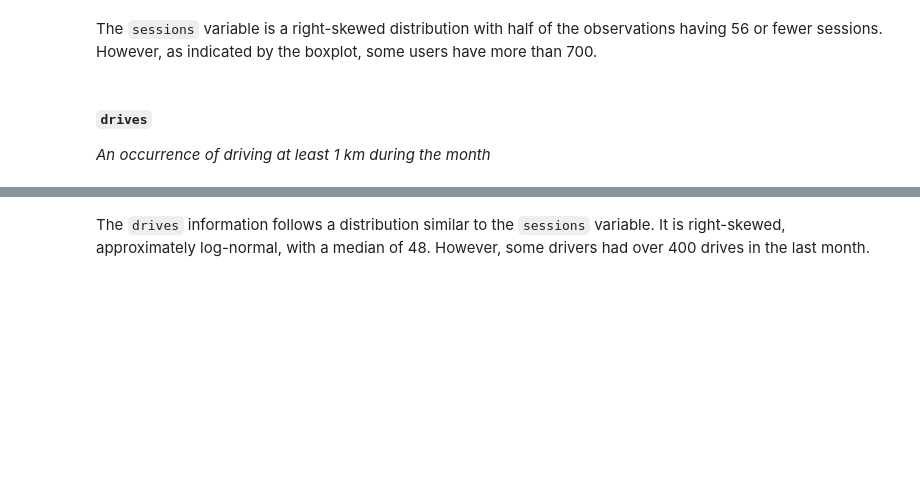
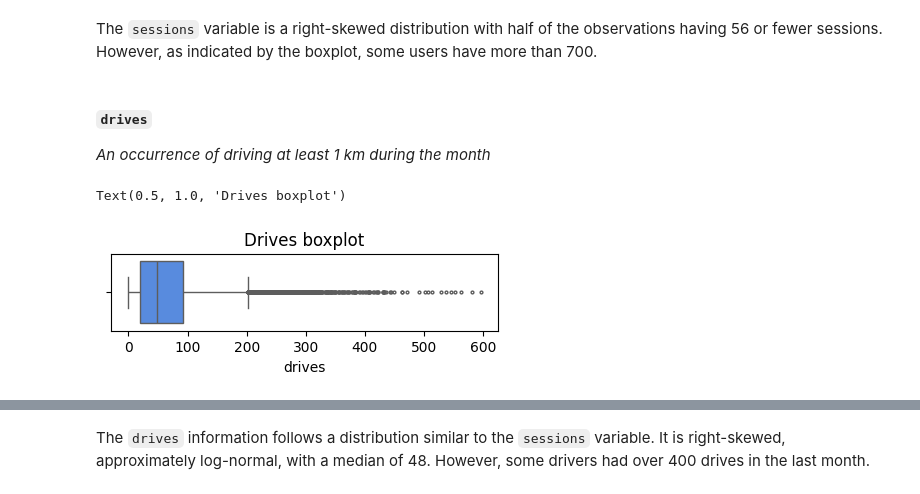
Before and after one commit to dianario/waze-project, a Jupyter notebook: 3_Waze_EDA.ipynb, the cells around one changed output, grey strips where cells are left out. Saved outputs shown, nothing was run; the diff lists cells and outputs as text; code cells hidden in the pictures; blank space fills up the shorter version.

```diff
--- a/3_Waze_EDA.ipynb
+++ b/3_Waze_EDA.ipynb
@@ -215,0 +229,12 @@ _An occurrence of driving at least 1 km during the month_
+# %%
+# Box plot
+plt.figure(figsize=(5,1))
+sns.boxplot(data=df,
+            x= 'drives',
+            fliersize= 2,
+            color='#4285F4'
+            )
+plt.title('Drives boxplot')
+# %% [output]
+Text(0.5, 1.0, 'Drives boxplot')
+[figure, added]
```
Also changed, not shown: parts of 51 cells of this notebook.
